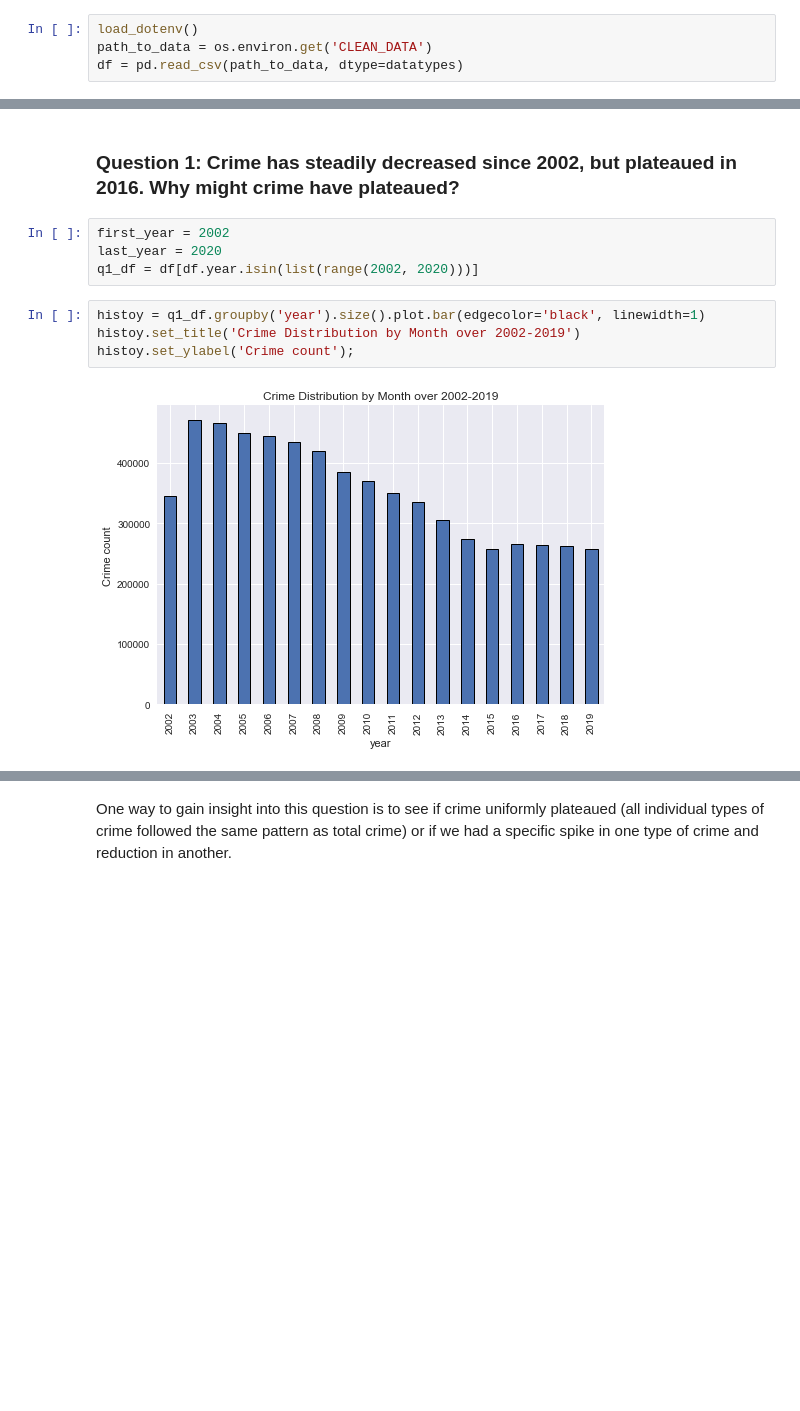
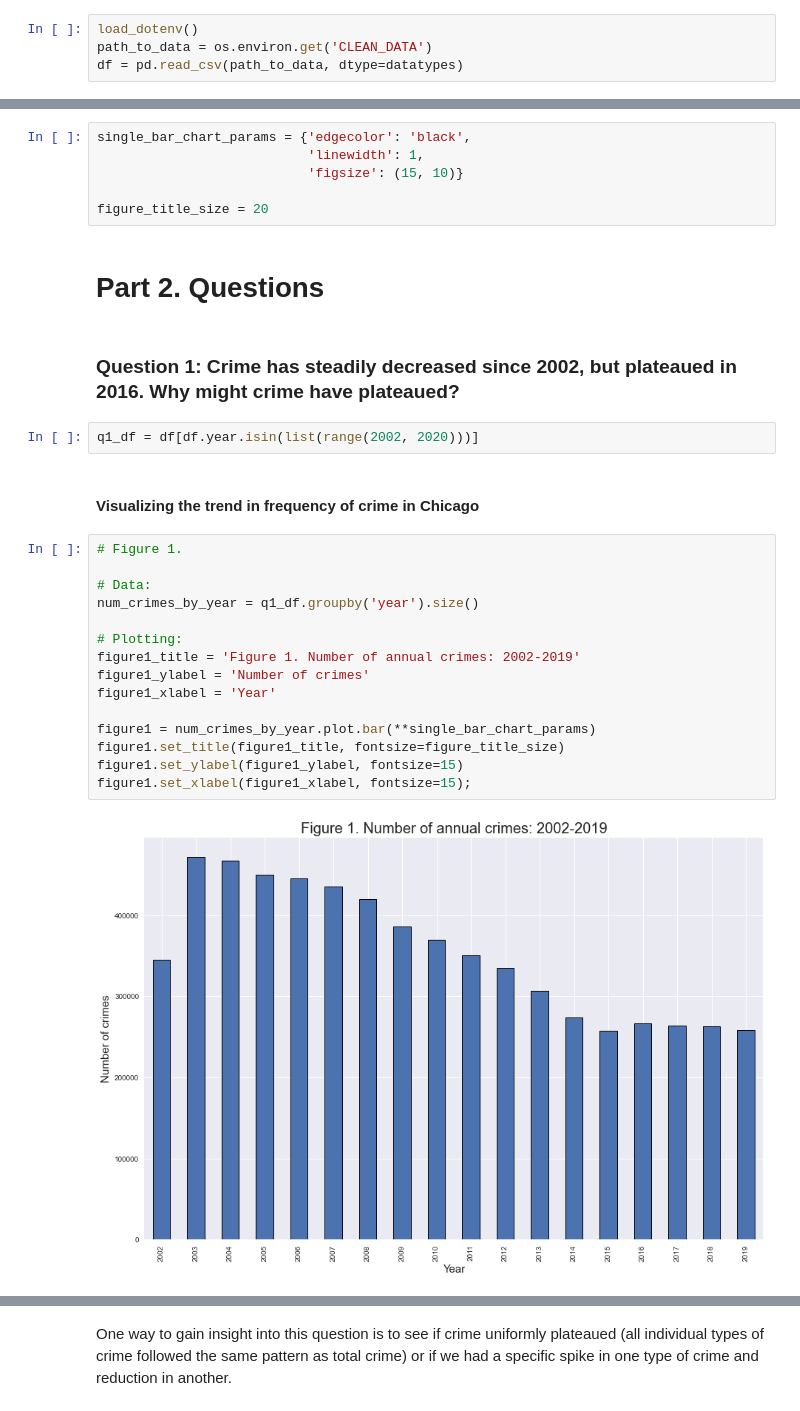
Before and after one commit to tjdolan121/4502Proj, a Jupyter notebook: forge/code/DataMiningQuestions.ipynb, the cells around one changed output, grey strips where cells are left out. Saved outputs shown, nothing was run; the diff lists cells and outputs as text; blank space fills up the shorter version.

```diff
--- a/forge/code/DataMiningQuestions.ipynb
+++ b/forge/code/DataMiningQuestions.ipynb
@@ -88,12 +90,31 @@ df = pd.read_csv(path_to_data, dtype=datatypes)
+# %%
+single_bar_chart_params = {'edgecolor': 'black',
+                           'linewidth': 1,
+                           'figsize': (15, 10)}
+
+figure_title_size = 20
+# %% [markdown]
+# Part 2. Questions
 # %% [markdown]
 ### Question 1: Crime has steadily decreased since 2002, but plateaued in 2016. Why might crime have plateaued?
 # %%
-first_year = 2002
-last_year = 2020
 q1_df = df[df.year.isin(list(range(2002, 2020)))]
-# %%
-histoy = q1_df.groupby('year').size().plot.bar(edgecolor='black', linewidth=1)
-histoy.set_title('Crime Distribution by Month over 2002-2019')
-histoy.set_ylabel('Crime count');
-# %% [output]
-[figure, removed]
+# %% [markdown]
+#### Visualizing the trend in frequency of crime in Chicago
+# %%
+# Figure 1.
+
+# Data:
+num_crimes_by_year = q1_df.groupby('year').size()
+
+# Plotting:
+figure1_title = 'Figure 1. Number of annual crimes: 2002-2019'
+figure1_ylabel = 'Number of crimes'
+figure1_xlabel = 'Year'
+
+figure1 = num_crimes_by_year.plot.bar(**single_bar_chart_params)
+figure1.set_title(figure1_title, fontsize=figure_title_size)
+figure1.set_ylabel(figure1_ylabel, fontsize=15)
+figure1.set_xlabel(figure1_xlabel, fontsize=15);
+# %% [output]
+[figure, added]
```
Also changed, not shown: parts of 38 cells of this notebook.
